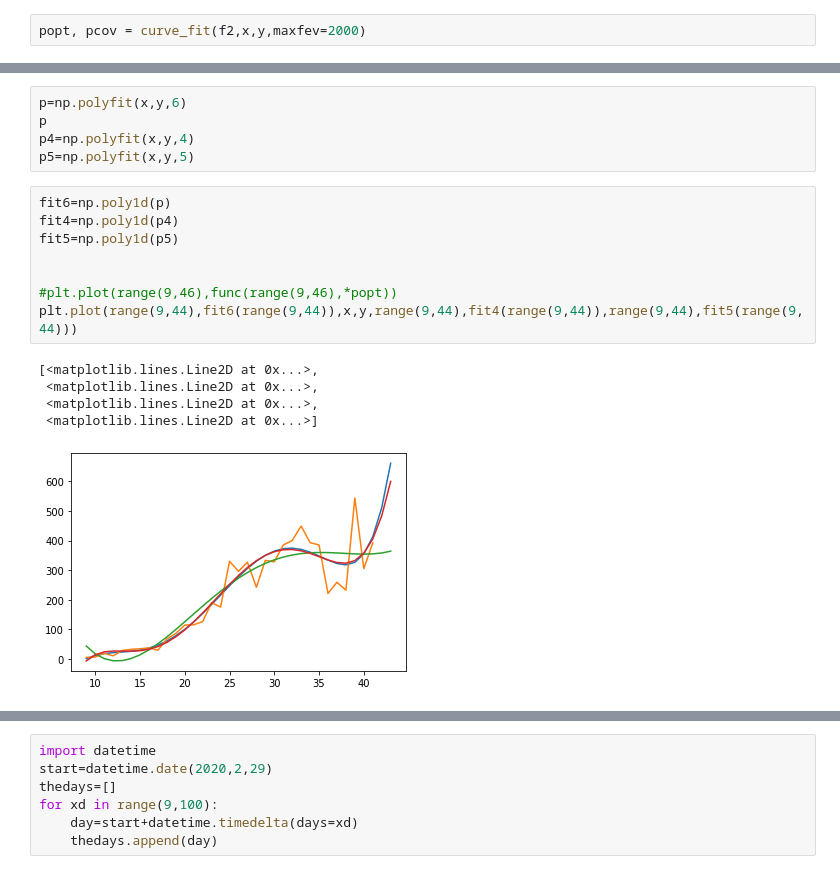
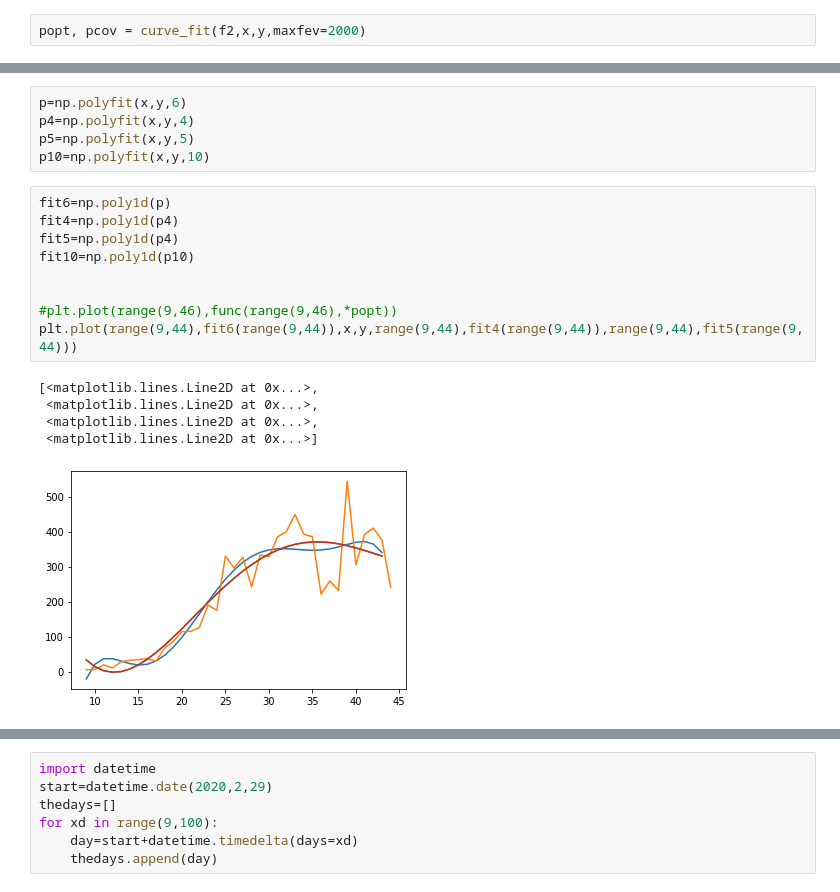
Before and after one commit to timkphd/examples, a Jupyter notebook: pandas/covid.ipynb, the cells around one changed output, grey strips where cells are left out. Drawn from its saved outputs; the diff is of its cells as text.

```diff
--- a/pandas/covid.ipynb
+++ b/pandas/covid.ipynb
@@ -121,22 +122,23 @@ for xin in range(9,50):
 # %%
 p=np.polyfit(x,y,6)
-p
 p4=np.polyfit(x,y,4)
 p5=np.polyfit(x,y,5)
+p10=np.polyfit(x,y,10)
 # %%
 fit6=np.poly1d(p)
 fit4=np.poly1d(p4)
-fit5=np.poly1d(p5)
+fit5=np.poly1d(p4)
+fit10=np.poly1d(p10)
 
 
 #plt.plot(range(9,46),func(range(9,46),*popt))
 plt.plot(range(9,44),fit6(range(9,44)),x,y,range(9,44),fit4(range(9,44)),range(9,44),fit5(range(9,44)))
 # %% [output]
 [<matplotlib.lines.Line2D at 0x...>,
  <matplotlib.lines.Line2D at 0x...>,
  <matplotlib.lines.Line2D at 0x...>,
  <matplotlib.lines.Line2D at 0x...>]
-[figure, old version]
+[figure, new version]
 # %%
 np.column_stack((range(9,40),fit4(range(9,40))))
 # %% [output]
```
Also changed, not shown: parts of 17 cells of this notebook, 1 other file.
